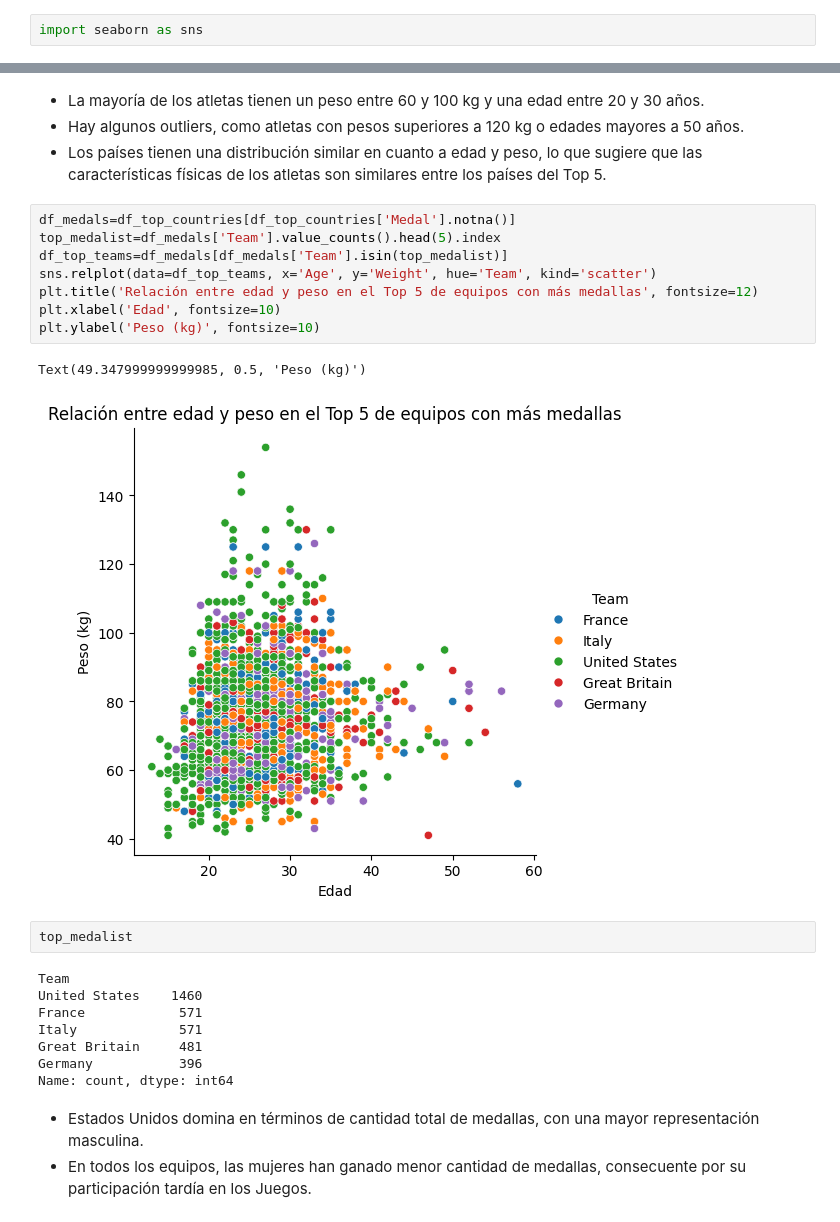
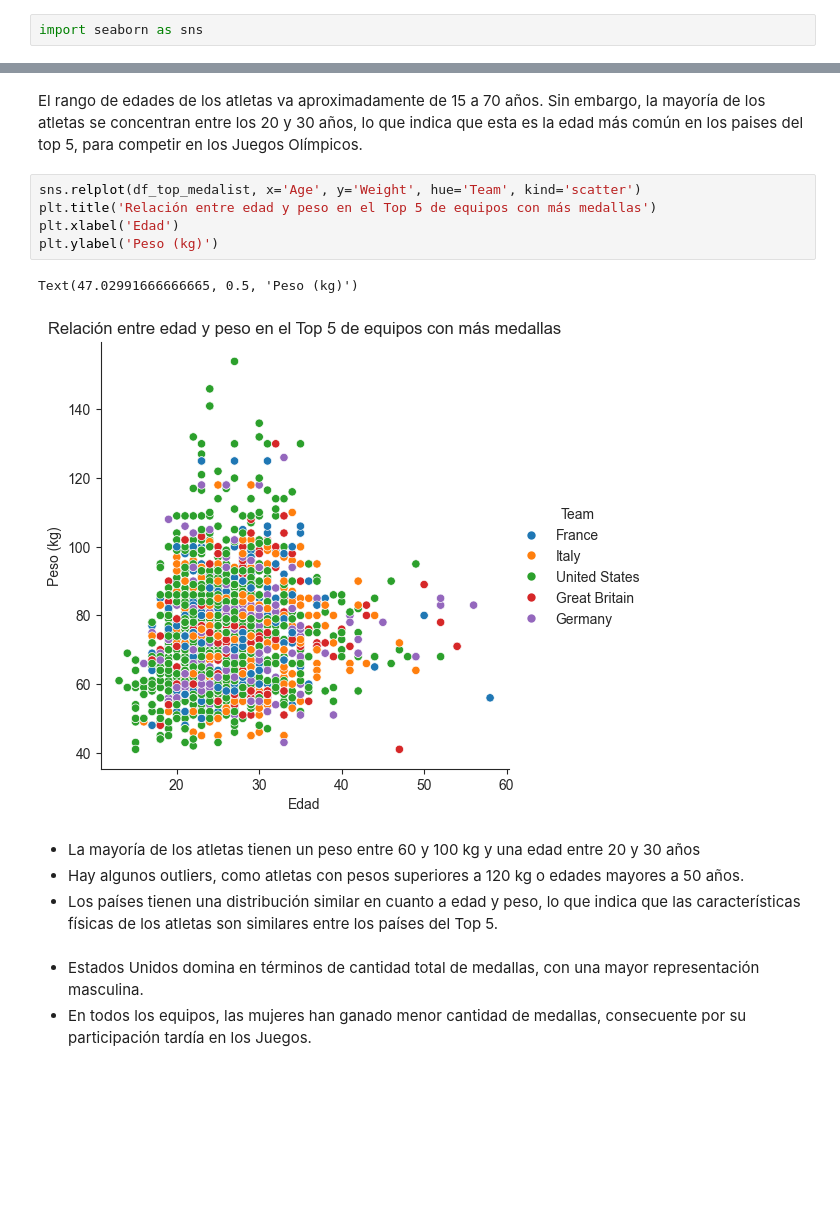
Before and after one commit to Valentinafd8/REPO_BOOTCAMP, a Jupyter notebook: Proyectoupdated.ipynb, the cells around one changed output, grey strips where cells are left out. Drawn from its saved outputs; the diff is of its cells as text; blank space fills up the shorter version.

```diff
--- a/Proyectoupdated.ipynb
+++ b/Proyectoupdated.ipynb
@@ -158,28 +213,18 @@ import seaborn as sns
+# %% [markdown]
+El rango de edades de los atletas va aproximadamente de 15 a 70 años.
+Sin embargo, la mayoría de los atletas se concentran entre los 20 y 30 años, lo que indica que esta es la edad más común en los paises del top 5, para competir en los Juegos Olímpicos.
+# %%
+sns.relplot(df_top_medalist, x='Age', y='Weight', hue='Team', kind='scatter')
+plt.title('Relación entre edad y peso en el Top 5 de equipos con más medallas')
+plt.xlabel('Edad')
+plt.ylabel('Peso (kg)')
+# %% [output]
+Text(47.02991666666665, 0.5, 'Peso (kg)')
+[figure, added]
 # %% [markdown]
-- La mayoría de los atletas tienen un peso entre 60 y 100 kg y una edad entre 20 y 30 años.
+- La mayoría de los atletas tienen un peso entre 60 y 100 kg y una edad entre 20 y 30 años
 - Hay algunos outliers, como atletas con pesos superiores a 120 kg o edades mayores a 50 años.
-- Los países tienen una distribución similar en cuanto a edad y peso, lo que sugiere que las características físicas de los atletas son similares entre los países del Top 5.
+- Los países tienen una distribución similar en cuanto a edad y peso, lo que indica que las características físicas de los atletas son similares entre los países del Top 5.
-# %%
-df_medals=df_top_countries[df_top_countries['Medal'].notna()]
-top_medalist=df_medals['Team'].value_counts().head(5).index
-df_top_teams=df_medals[df_medals['Team'].isin(top_medalist)]
-sns.relplot(data=df_top_teams, x='Age', y='Weight', hue='Team', kind='scatter')
-plt.title('Relación entre edad y peso en el Top 5 de equipos con más medallas', fontsize=12)
-plt.xlabel('Edad', fontsize=10)
-plt.ylabel('Peso (kg)', fontsize=10)
-# %% [output]
-Text(49.347999999999985, 0.5, 'Peso (kg)')
-[figure, removed]
-# %%
-top_medalist
-# %% [output]
-Team
-United States    1460
-France            571
-Italy             571
-Great Britain     481
-Germany           396
-Name: count, dtype: int64
 # %% [markdown]
 - Estados Unidos domina en términos de cantidad total de medallas, con una mayor representación masculina.
 - En todos los equipos, las mujeres han ganado menor cantidad de medallas, consecuente por su participación tardía en los Juegos.
```
Also changed, not shown: parts of 19 cells of this notebook.
